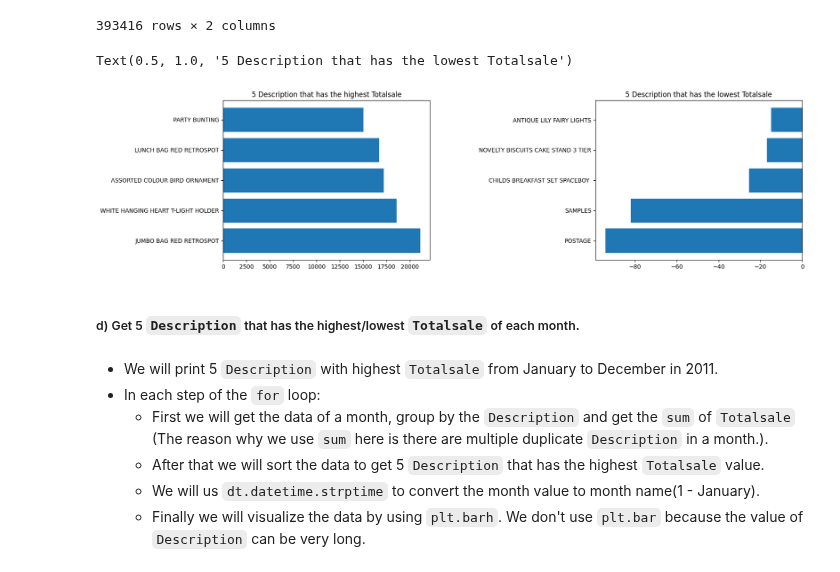
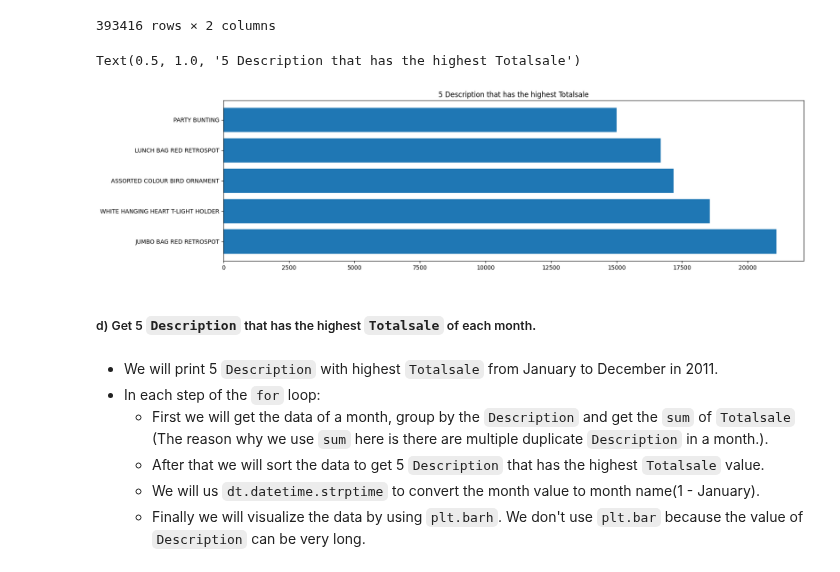
Before and after one commit to Ha0203/FinalProject_LTKHDL, a Jupyter notebook: main_branch.ipynb, the cells around one changed output. Saved outputs shown, nothing was run; the diff lists cells and outputs as text; code cells hidden in the pictures.

```diff
--- a/main_branch.ipynb
+++ b/main_branch.ipynb
@@ -537,20 +537,16 @@ description_df
 # %%
 increase_descript = description_df.groupby('Description').sum().reset_index().sort_values(by= 'Totalsale',  ascending= False)
 decrease_descript = increase_descript.iloc[::-1]
 
 fig= plt.figure(figsize=(18,5))
 plt.subplots_adjust(wspace=0.8)
-plt.subplot(1, 2, 1)
 plt.barh(increase_descript.head(5)['Description'], increase_descript.head(5)['Totalsale'])
 plt.title("5 Description that has the highest Totalsale")
-plt.subplot(1, 2, 2)
-plt.barh(decrease_descript.head(5)['Description'], decrease_descript.head(5)['Totalsale'])
-plt.title("5 Description that has the lowest Totalsale")
 # %% [output]
-Text(0.5, 1.0, '5 Description that has the lowest Totalsale')
+Text(0.5, 1.0, '5 Description that has the highest Totalsale')
-[figure, old version]
+[figure, new version]
 # %% [markdown]
-##### d) Get 5 `Description` that has the highest/lowest `Totalsale` of each month.
+##### d) Get 5 `Description` that has the highest `Totalsale` of each month.
 # %% [markdown]
 - We will print 5 `Description` with highest `Totalsale` from January to December in 2011.
 - In each step of the `for` loop:
```
Also changed, not shown: parts of 10 cells of this notebook.
